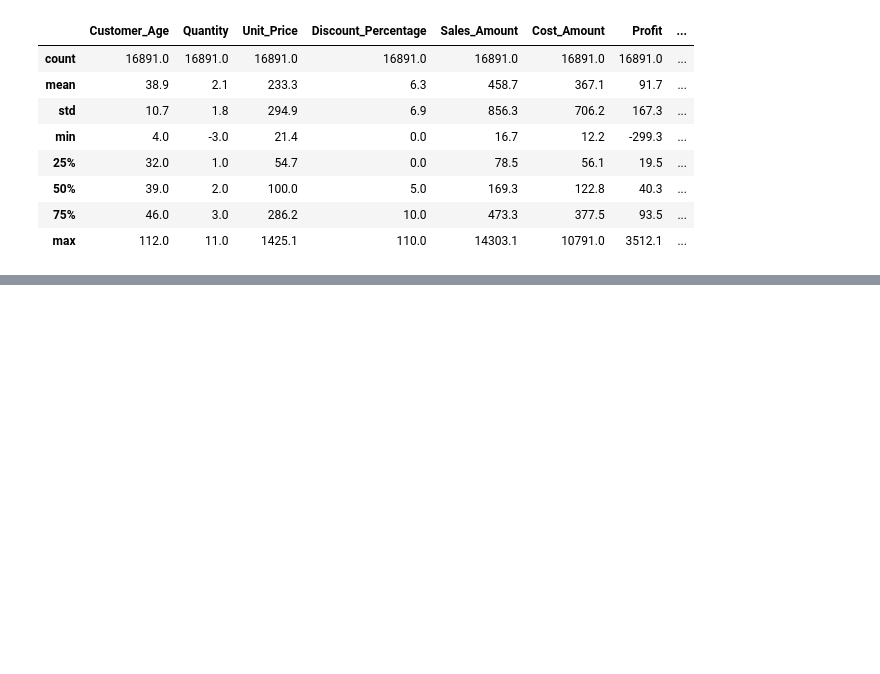
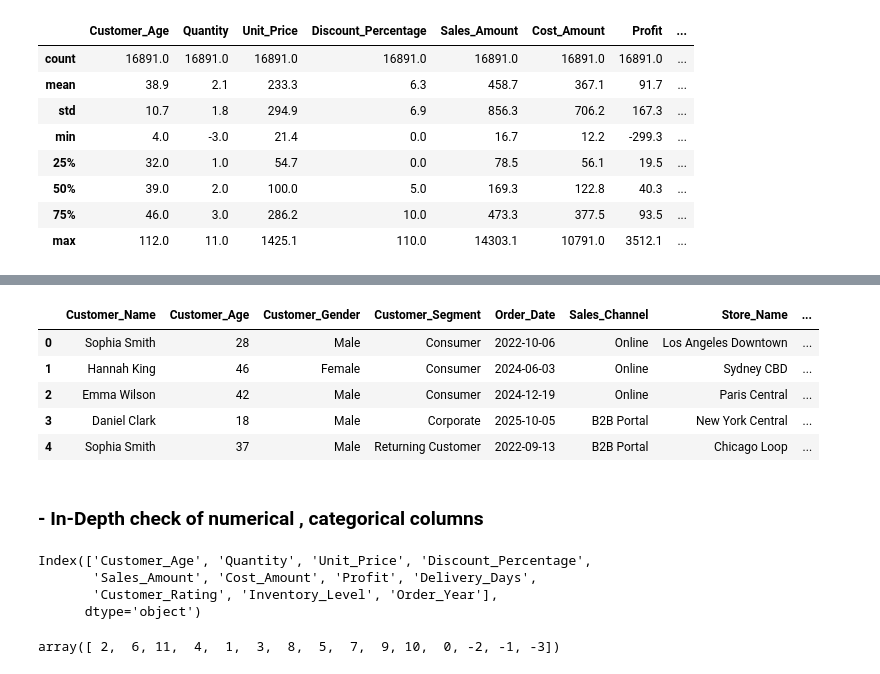
Before and after one commit to ahmesho0-commits/Retail-Project, a Jupyter notebook: Retail_Project.ipynb, the cells around one changed output, grey strips where cells are left out. Cells and saved outputs as stored; diff of their text form; code cells hidden in the pictures; blank space fills up the shorter version.

```diff
--- a/Retail_Project.ipynb
+++ b/Retail_Project.ipynb
@@ -407,0 +430,23 @@ df.describe().round(1)
+# %%
+df[['Customer_Age','Inventory_Level','Quantity','Order_Year']]=df[['Customer_Age','Inventory_Level','Quantity','Order_Year']].astype('int')
+# %%
+df['Order_Date']=pd.to_datetime(df['Order_Date'])
+# %%
+df.head()
+# %% [output]
+|  | Customer_Name | Customer_Age | Customer_Gender | Customer_Segment | Order_Date | Sales_Channel | Store_Name | ... |
+| 0 | Sophia Smith | 28 | Male | Consumer | 2022-10-06 | Online | Los Angeles Downtown | ... |
+| 1 | Hannah King | 46 | Female | Consumer | 2024-06-03 | Online | Sydney CBD | ... |
+| 2 | Emma Wilson | 42 | Male | Consumer | 2024-12-19 | Online | Paris Central | ... |
+| 3 | Daniel Clark | 18 | Male | Corporate | 2025-10-05 | B2B Portal | New York Central | ... |
+| 4 | Sophia Smith | 37 | Male | Returning Customer | 2022-09-13 | B2B Portal | Chicago Loop | ... |
+# %% [markdown]
+### - In-Depth check of numerical , categorical columns
+# %%
+numerical_cols = df.select_dtypes(include= 'number').columns
+numerical_cols
+# %% [output]
+Index(['Customer_Age', 'Quantity', 'Unit_Price', 'Discount_Percentage',
+       'Sales_Amount', 'Cost_Amount', 'Profit', 'Delivery_Days',
+       'Customer_Rating', 'Inventory_Level', 'Order_Year'],
+      dtype='object')
@@ -407,0 +457,4 @@ df.describe().round(1)
+# %%
+df['Quantity'].unique()
+# %% [output]
+array([ 2,  6, 11,  4,  1,  3,  8,  5,  7,  9, 10,  0, -2, -1, -3])
```
Also changed, not shown: parts of 9 cells of this notebook, 1 other file.
